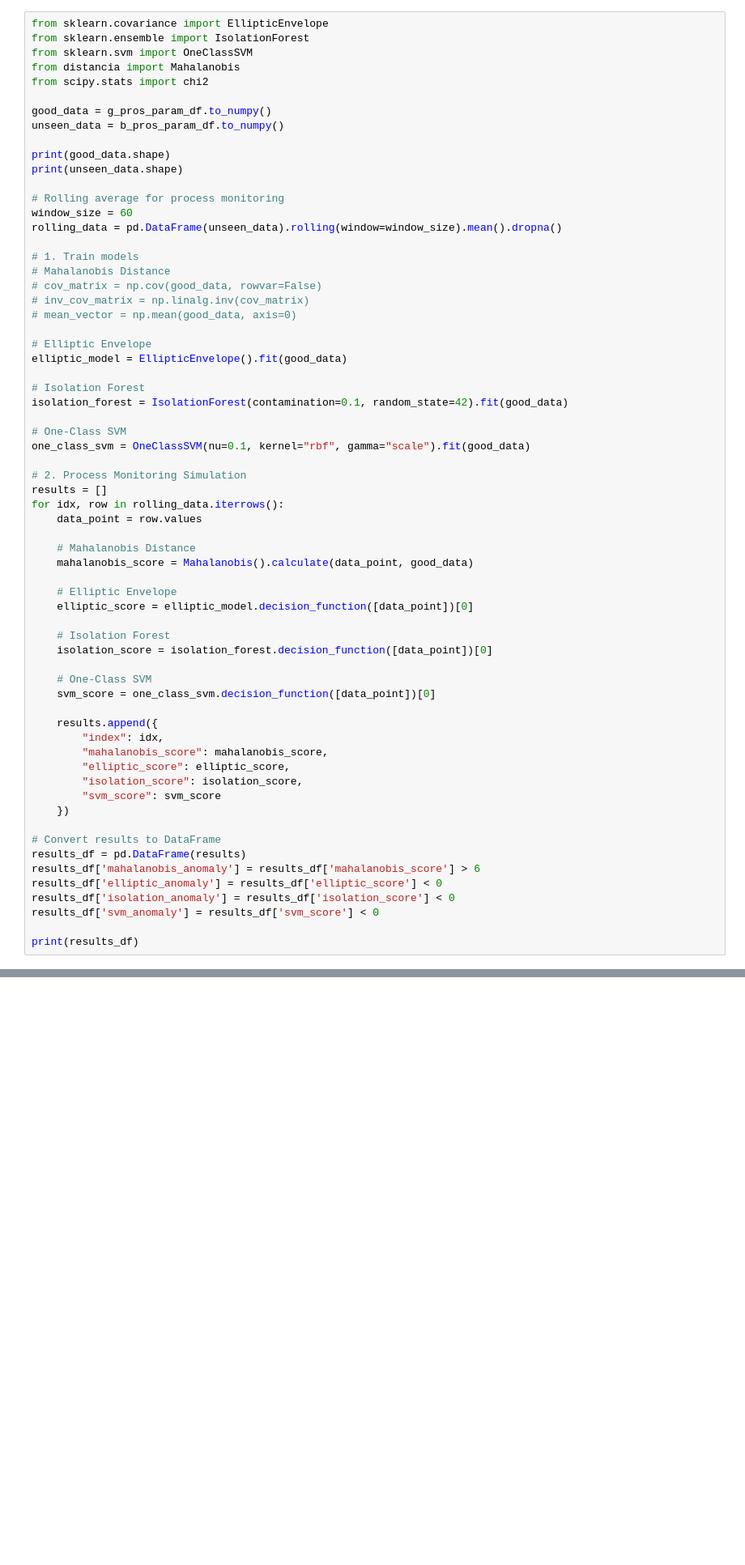
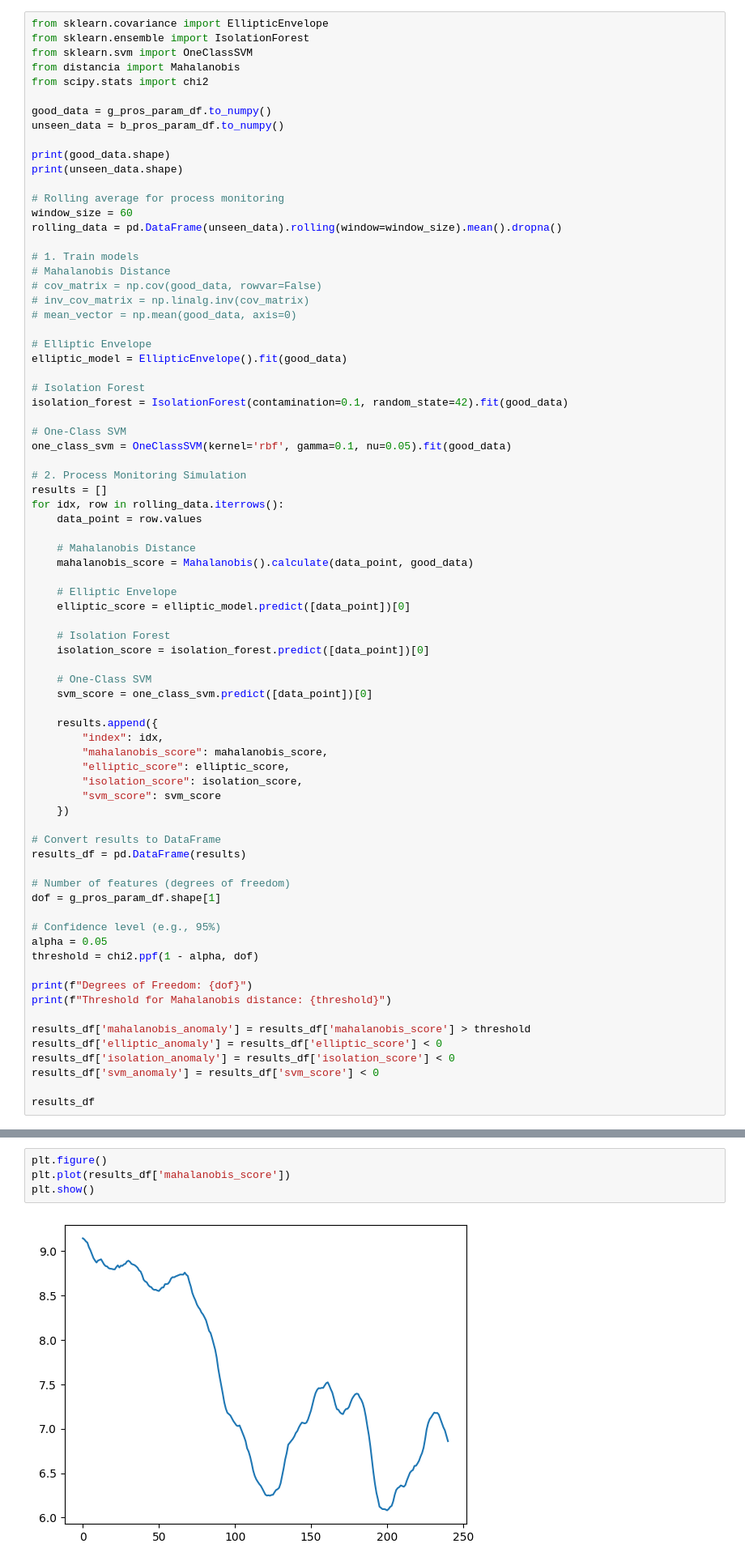
Before and after one commit to yongzane00/LSTM_Process_Outcome_Prediction, a Jupyter notebook: code/process_monitoring.ipynb, the cells around one changed output, grey strips where cells are left out. Shown: that part at 81% size. Drawn from its saved outputs; the diff is of its cells as text; blank space fills up the shorter version.

```diff
--- a/code/process_monitoring.ipynb
+++ b/code/process_monitoring.ipynb
@@ -213,7 +201,7 @@ elliptic_model = EllipticEnvelope().fit(good_data)
 isolation_forest = IsolationForest(contamination=0.1, random_state=42).fit(good_data)
 
 # One-Class SVM
-one_class_svm = OneClassSVM(nu=0.1, kernel="rbf", gamma="scale").fit(good_data)
+one_class_svm = OneClassSVM(kernel='rbf', gamma=0.1, nu=0.05).fit(good_data)
 
 # 2. Process Monitoring Simulation
 results = []
@@ -224,13 +212,13 @@ for idx, row in rolling_data.iterrows():
     mahalanobis_score = Mahalanobis().calculate(data_point, good_data)
 
     # Elliptic Envelope
-    elliptic_score = elliptic_model.decision_function([data_point])[0]
+    elliptic_score = elliptic_model.predict([data_point])[0]
 
     # Isolation Forest
-    isolation_score = isolation_forest.decision_function([data_point])[0]
+    isolation_score = isolation_forest.predict([data_point])[0]
 
     # One-Class SVM
-    svm_score = one_class_svm.decision_function([data_point])[0]
+    svm_score = one_class_svm.predict([data_point])[0]
 
     results.append({
         "index": idx,
@@ -242,10 +230,21 @@ for idx, row in rolling_data.iterrows():
 
 # Convert results to DataFrame
 results_df = pd.DataFrame(results)
-results_df['mahalanobis_anomaly'] = results_df['mahalanobis_score'] > 6
+
+# Number of features (degrees of freedom)
+dof = g_pros_param_df.shape[1]
+
+# Confidence level (e.g., 95%)
+alpha = 0.05
+threshold = chi2.ppf(1 - alpha, dof)
+
+print(f"Degrees of Freedom: {dof}")
+print(f"Threshold for Mahalanobis distance: {threshold}")
+
+results_df['mahalanobis_anomaly'] = results_df['mahalanobis_score'] > threshold
 results_df['elliptic_anomaly'] = results_df['elliptic_score'] < 0
 results_df['isolation_anomaly'] = results_df['isolation_score'] < 0
 results_df['svm_anomaly'] = results_df['svm_score'] < 0
 
-print(results_df)
+results_df
 # %% [output]
@@ -268,0 +275,6 @@ print(results_df)
+# %%
+plt.figure()
+plt.plot(results_df['mahalanobis_score'])
+plt.show()
+# %% [output]
+[figure, added]
```
Also changed, not shown: parts of 15 cells of this notebook, 9 other files.
